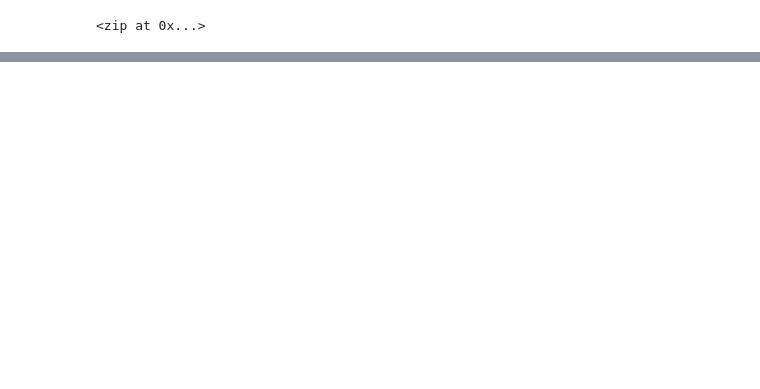
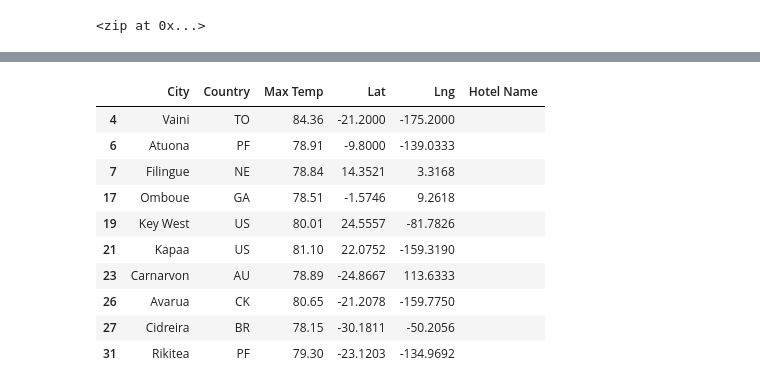
Before and after one commit to amoli127/World_Weather_Analysis, a Jupyter notebook: WeatherPy.ipynb, the cells around one changed output, grey strips where cells are left out. Cells and saved outputs as stored; diff of their text form; code cells hidden in the pictures; blank space fills up the shorter version.

```diff
--- a/WeatherPy.ipynb
+++ b/WeatherPy.ipynb
@@ -375,0 +413,17 @@ plot_linear_regression(x_values, y_values,
+# %%
+# Create DataFrame called hotel_df to store hotel names along with city, country, max temp, and coordinates.
+hotel_df = preferred_cities_df[["City", "Country", "Max Temp", "Lat", "Lng"]].copy()
+hotel_df["Hotel Name"] = ""
+hotel_df.head(10)
+# %% [output]
+|  | City | Country | Max Temp | Lat | Lng | Hotel Name |
+| 4 | Vaini | TO | 84.36 | -21.2000 | -175.2000 |  |
+| 6 | Atuona | PF | 78.91 | -9.8000 | -139.0333 |  |
+| 7 | Filingue | NE | 78.84 | 14.3521 | 3.3168 |  |
+| 17 | Omboue | GA | 78.51 | -1.5746 | 9.2618 |  |
+| 19 | Key West | US | 80.01 | 24.5557 | -81.7826 |  |
+| 21 | Kapaa | US | 81.10 | 22.0752 | -159.3190 |  |
+| 23 | Carnarvon | AU | 78.89 | -24.8667 | 113.6333 |  |
+| 26 | Avarua | CK | 80.65 | -21.2078 | -159.7750 |  |
+| 27 | Cidreira | BR | 78.15 | -30.1811 | -50.2056 |  |
+| 31 | Rikitea | PF | 79.30 | -23.1203 | -134.9692 |  |
```
Also changed, not shown: parts of 22 cells of this notebook.
